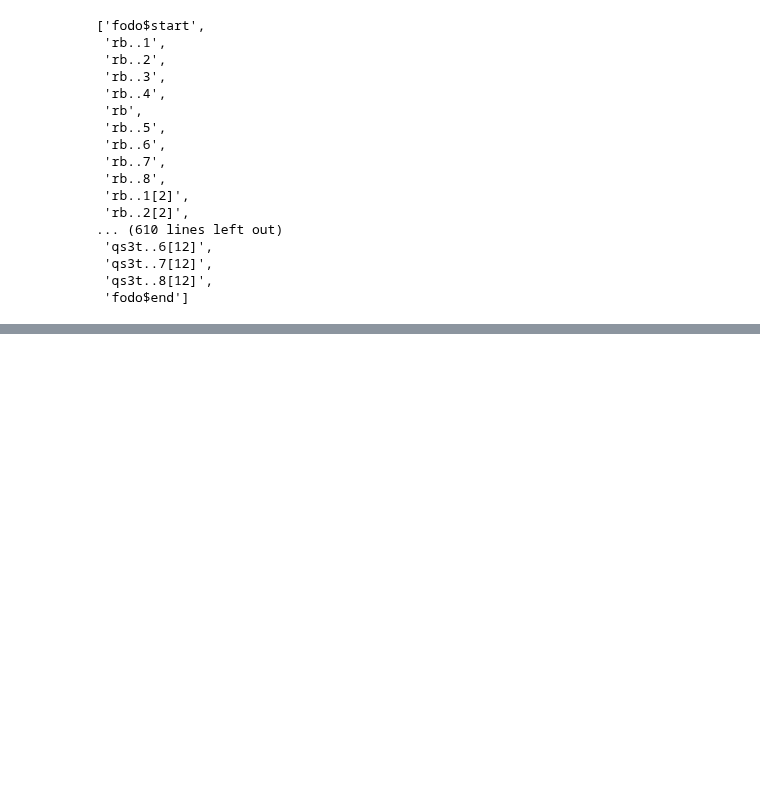
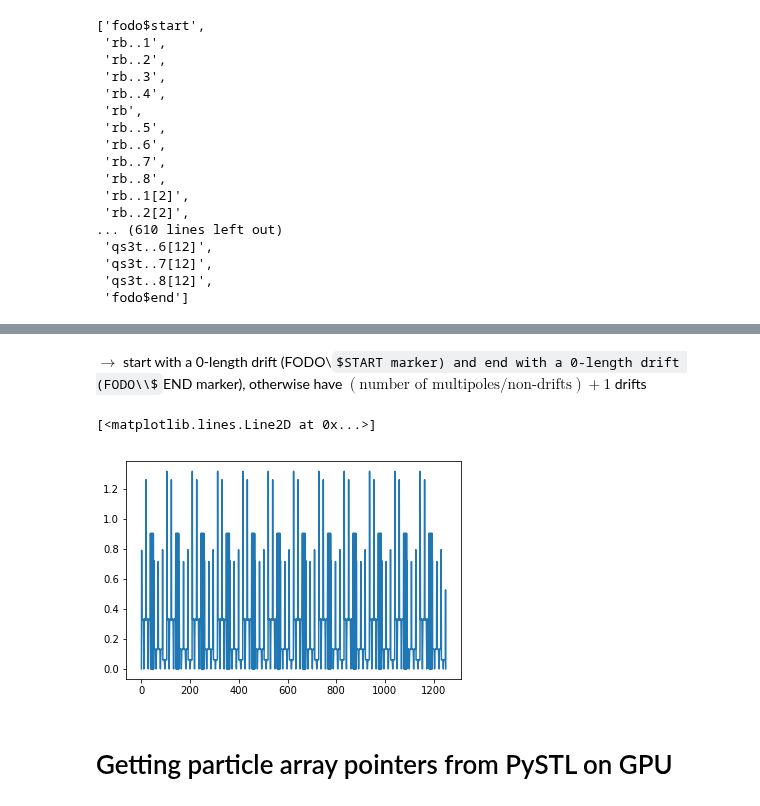
Before and after one commit to aoeftiger/sixtracklib_pyht_playground, a Jupyter notebook: sis18/SIS18 with space charge.ipynb, the cells around one changed output, grey strips where cells are left out. Cells and saved outputs as stored; diff of their text form; code cells hidden in the pictures; some formulas as TeX source; blank space fills up the shorter version.

```diff
--- a/sis18/SIS18 with space charge.ipynb
+++ b/sis18/SIS18 with space charge.ipynb
@@ -136,0 +224,7 @@ elements = pyst.Elements.from_mad(madx.sequence.FODO)
+# %% [markdown]
+$\longrightarrow$ start with a 0-length drift (FODO\\$START marker) and end with a 0-length drift (FODO\\$END marker), otherwise have $(\text{number of multipoles/non-drifts}) + 1$ drifts
+# %%
+plt.plot(list(map(lambda e: e.length, elements.get_elements())))
+# %% [output]
+[<matplotlib.lines.Line2D at 0x...>]
+[figure, added]
@@ -136,0 +253,2 @@ elements = pyst.Elements.from_mad(madx.sequence.FODO)
+# %% [markdown]
+# Getting particle array pointers from PySTL on GPU
```
Also changed, not shown: parts of 28 cells of this notebook.
